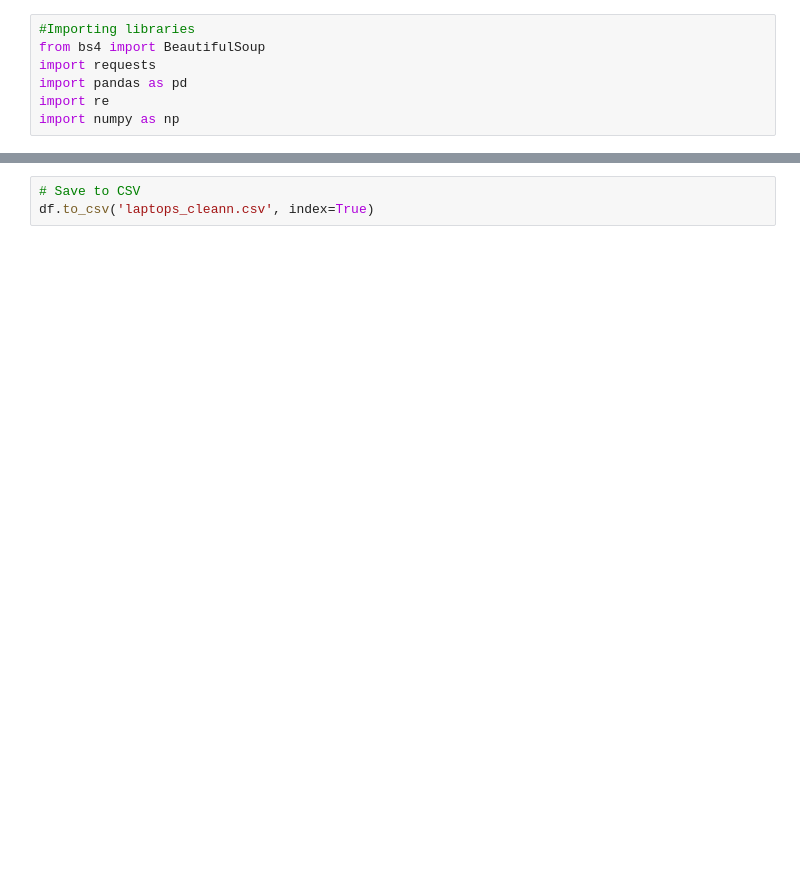
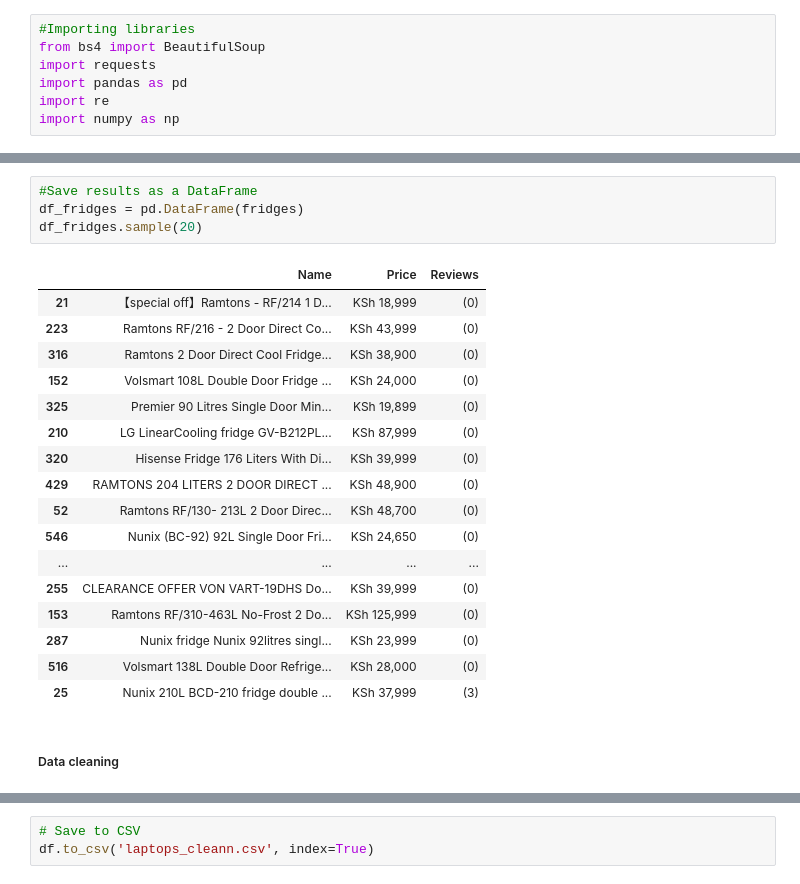
Before and after one commit to HannahMwende/E-commerce-products-analysis, a Jupyter notebook: Scraping_laptops.ipynb, the cells around one changed output, grey strips where cells are left out. Saved outputs shown, nothing was run; the diff lists cells and outputs as text; blank space fills up the shorter version.

```diff
--- a/Scraping_laptops.ipynb
+++ b/Scraping_laptops.ipynb
@@ -29,0 +67,24 @@ laptops """
+# %%
+#Save results as a DataFrame
+df_fridges = pd.DataFrame(fridges)
+df_fridges.sample(20)
+# %% [output]
+|  | Name | Price | Reviews |
+| 21 | 【special off】Ramtons - RF/214 1 D... | KSh 18,999 | (0) |
+| 223 | Ramtons RF/216 - 2 Door Direct Co... | KSh 43,999 | (0) |
+| 316 | Ramtons 2 Door Direct Cool Fridge... | KSh 38,900 | (0) |
+| 152 | Volsmart 108L Double Door Fridge ... | KSh 24,000 | (0) |
+| 325 | Premier 90 Litres Single Door Min... | KSh 19,899 | (0) |
+| 210 | LG LinearCooling fridge GV-B212PL... | KSh 87,999 | (0) |
+| 320 | Hisense Fridge 176 Liters With Di... | KSh 39,999 | (0) |
+| 429 | RAMTONS 204 LITERS 2 DOOR DIRECT ... | KSh 48,900 | (0) |
+| 52 | Ramtons RF/130- 213L 2 Door Direc... | KSh 48,700 | (0) |
+| 546 | Nunix (BC-92) 92L Single Door Fri... | KSh 24,650 | (0) |
+| ... | ... | ... | ... |
+| 255 | CLEARANCE OFFER VON VART-19DHS Do... | KSh 39,999 | (0) |
+| 153 | Ramtons RF/310-463L No-Frost 2 Do... | KSh 125,999 | (0) |
+| 287 | Nunix fridge Nunix 92litres singl... | KSh 23,999 | (0) |
+| 516 | Volsmart 138L Double Door Refrige... | KSh 28,000 | (0) |
+| 25 | Nunix 210L BCD-210 fridge double ... | KSh 37,999 | (3) |
+# %% [markdown]
+##### Data cleaning
```
Also changed, not shown: parts of 32 cells of this notebook, 58 other files.
